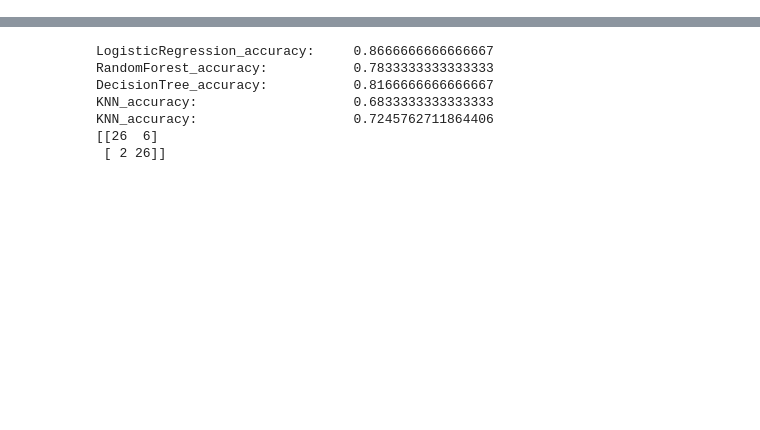
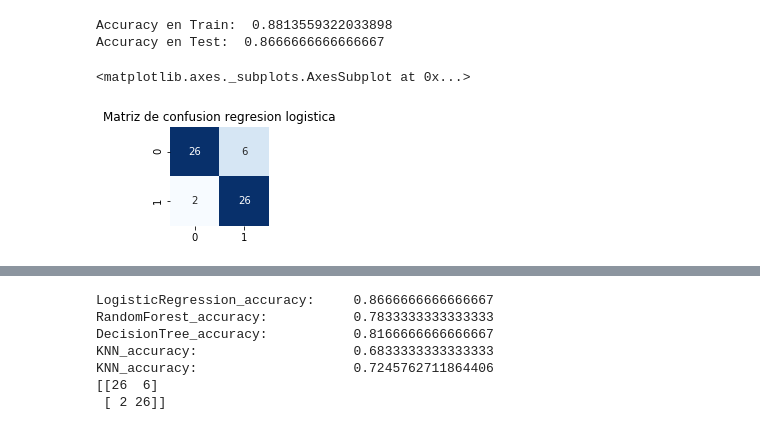
Before and after one commit to NicoMalta/ml_ucse, a Jupyter notebook: tp2_experimentation.ipynb, the cells around one changed output, grey strips where cells are left out. Saved outputs shown, nothing was run; the diff lists cells and outputs as text; code cells hidden in the pictures; blank space fills up the shorter version.

```diff
--- a/tp2_experimentation.ipynb
+++ b/tp2_experimentation.ipynb
@@ -44,0 +42,9 @@ array([1, 1, 0, 0, 1, 1, 1, 0, 0, 1, 0, 0, 1, 0, 1, 1, 0, 1, 0, 1, 0, 1,
+# %%
+#Full va a representar al dataset con ingenieria de features aplicadas en el tp1_exploration.ipynb
+full = pd.read_csv("./heart_features.csv", index_col=0)
+
+
+#Realizamos division en Train y Test del dataset y a su vez el split en x e y de los mismos.
+x = full.drop(['target'], axis = 1)
+y = full.target.values
+x_train, x_test, y_train, y_test = train_test_split(x, y, test_size = 0.2, random_state=0)
@@ -44,0 +55,23 @@ array([1, 1, 0, 0, 1, 1, 1, 0, 0, 1, 0, 0, 1, 0, 1, 1, 0, 1, 0, 1, 0, 1,
+# %%
+#Prediccion en Train
+classifier_LR = LogisticRegression(random_state=4)
+classifier_LR.fit(x_train,y_train)
+pred_LR = classifier_LR.predict(x_train)
+accuracyTrain_LR = accuracy_score(y_train, pred_LR)
+
+#Prediccion en Test
+pred_LR = classifier_LR.predict(x_test)
+confusionMatrix_LR = confusion_matrix(y_test, pred_LR)
+accuracyTest_LR = accuracy_score(y_test, pred_LR)
+# %%
+print('Accuracy en Train: ',accuracyTrain_LR)
+print('Accuracy en Test: ',accuracyTest_LR)
+
+plt.subplot(2,3,1)
+plt.title("Matriz de confusion regresion logistica")
+sns.heatmap(confusionMatrix_LR ,annot=True,cmap="Blues",fmt="d",cbar=False)
+# %% [output]
+Accuracy en Train:  0.8813559322033898
+Accuracy en Test:  0.8666666666666667
+<matplotlib.axes._subplots.AxesSubplot at 0x...>
+[figure, added]
```
Also changed, not shown: parts of 8 cells of this notebook, 3 other files.
